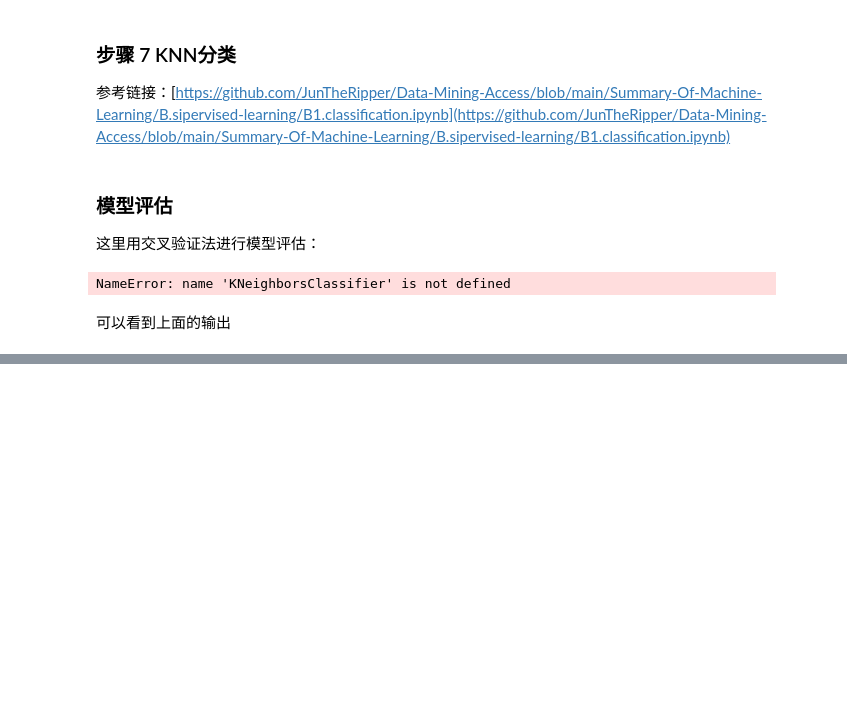
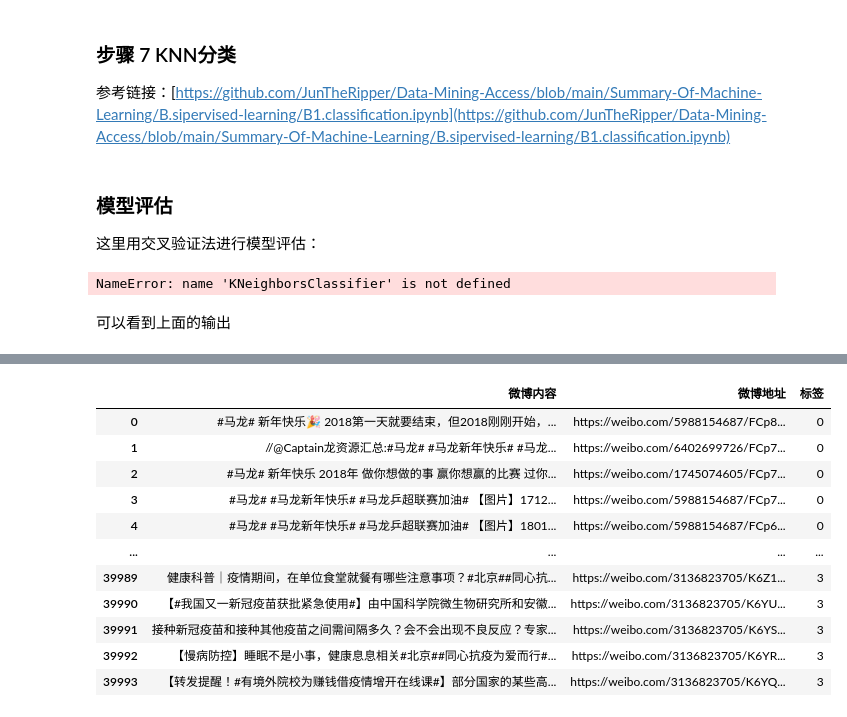
Before and after one commit to JunTheRipper/WebSpyder, a Jupyter notebook: TextMining/TextMining-Classify.ipynb, the cells around one changed output, grey strips where cells are left out. Cells and saved outputs as stored; diff of their text form; code cells hidden in the pictures; blank space fills up the shorter version.

```diff
--- a/TextMining/TextMining-Classify.ipynb
+++ b/TextMining/TextMining-Classify.ipynb
@@ -566,0 +572,75 @@ NameError: name 'KNeighborsClassifier' is not defined
+# %%
+import pandas as pd
+import collections
+def concat_xlsx(filename):
+    '''
+    :param filename:
+    :return: df
+    :function: 实现一个表格的多sheet的合并
+    '''
+    df_dict0 = pd.read_excel(filename, sheet_name=None, index_col=None, na_values=['NA'])
+    df_dict0 = collections.OrderedDict(sorted(df_dict0.items()))
+    df = pd.concat(df_dict0.values(), ignore_index=True)
+    return df
+
+def tables_xlsx_concat(df1,df2):
+    '''
+    :param df1:
+    :param df2:
+    :return: dfx
+    :function 实现两个表格数据合并（前提是两个表格维度相同）
+    '''
+    dfx = pd.concat([df1, df2], ignore_index=True)
+    return dfx
+
+
+def generate_data_needed(datafm):
+    '''
+    function:实现对所需要的维度的提取，在这里我们只保留微博内容和微博地址两项
+    :param datafm: pd.DataFrame
+    :return: dealt_df
+    '''
+    return datafm[['微博内容','微博地址']]
+
+
+def add_labels(df,label):
+    '''
+    function:为相关的DataFrame格式的项目打上标签
+    :param df:
+    :param label:
+    :return df:
+    '''
+    df['标签']  =  label
+    return df
+
+if __name__ == '__main__':
+    label_file_MaLong = 'Data/0/data.xlsx'
+    label_file_Stars_1 = 'Data/1/WYB.xlsx'
+    label_file_Stars_2 = 'Data/1/WYB2.xlsx'
+    label_file_Stars_3 = 'Data/1/XZ.xlsx'
+    label_file4 = ''
+    label_file5 = ''
+    label_file_Game = 'Data/2/new原神.xlsx'
+    label_file_COVID_1 = 'Data/3/new疫苗.xlsx'
+    label_file_COVID_2 = 'Data/3/新冠00.xlsx'
+    label_file_COVID_3 = 'Data/3/新冠01.xlsx'
+
+# 4类的dataFrame
+dataA = add_labels(generate_data_needed(concat_xlsx(label_file_MaLong)),0)
+
+dataB = None
+
+dataC = add_labels(generate_data_needed(concat_xlsx(label_file_Game)),2)
+
+dataD = add_labels(generate_data_needed(
+    tables_xlsx_concat(
+        tables_xlsx_concat(
+            concat_xlsx(label_file_COVID_1),
+            concat_xlsx(label_file_COVID_2)),
+        concat_xlsx(label_file_COVID_3))),3)
+
+
+whole_data = pd.concat([dataA, dataB, dataC, dataD], ignore_index=True)
+print(whole_data.shape)
+whole_data
+# %% [output]
@@ -566,0 +648,12 @@ NameError: name 'KNeighborsClassifier' is not defined
+|  | 微博内容 | 微博地址 | 标签 |
+| 0 | #马龙# 新年快乐🎉 2018第一天就要结束，但2018刚刚开始，... | https://weibo.com/5988154687/FCp8... | 0 |
+| 1 | //@Captain龙资源汇总:#马龙# #马龙新年快乐# #马龙... | https://weibo.com/6402699726/FCp7... | 0 |
+| 2 | #马龙# 新年快乐 2018年 做你想做的事 赢你想赢的比赛 过你... | https://weibo.com/1745074605/FCp7... | 0 |
+| 3 | #马龙# #马龙新年快乐# #马龙乒超联赛加油# 【图片】1712... | https://weibo.com/5988154687/FCp7... | 0 |
+| 4 | #马龙# #马龙新年快乐# #马龙乒超联赛加油# 【图片】1801... | https://weibo.com/5988154687/FCp6... | 0 |
+| ... | ... | ... | ... |
+| 39989 | 健康科普｜疫情期间，在单位食堂就餐有哪些注意事项？#北京##同心抗... | https://weibo.com/3136823705/K6Z1... | 3 |
+| 39990 | 【#我国又一新冠疫苗获批紧急使用#】由中国科学院微生物研究所和安徽... | https://weibo.com/3136823705/K6YU... | 3 |
+| 39991 | 接种新冠疫苗和接种其他疫苗之间需间隔多久？会不会出现不良反应？专家... | https://weibo.com/3136823705/K6YS... | 3 |
+| 39992 | 【慢病防控】睡眠不是小事，健康息息相关#北京##同心抗疫为爱而行#... | https://weibo.com/3136823705/K6YR... | 3 |
+| 39993 | 【转发提醒！#有境外院校为赚钱借疫情增开在线课#】部分国家的某些高... | https://weibo.com/3136823705/K6YQ... | 3 |
```
Also changed, not shown: parts of 42 cells of this notebook, 7 other files.
